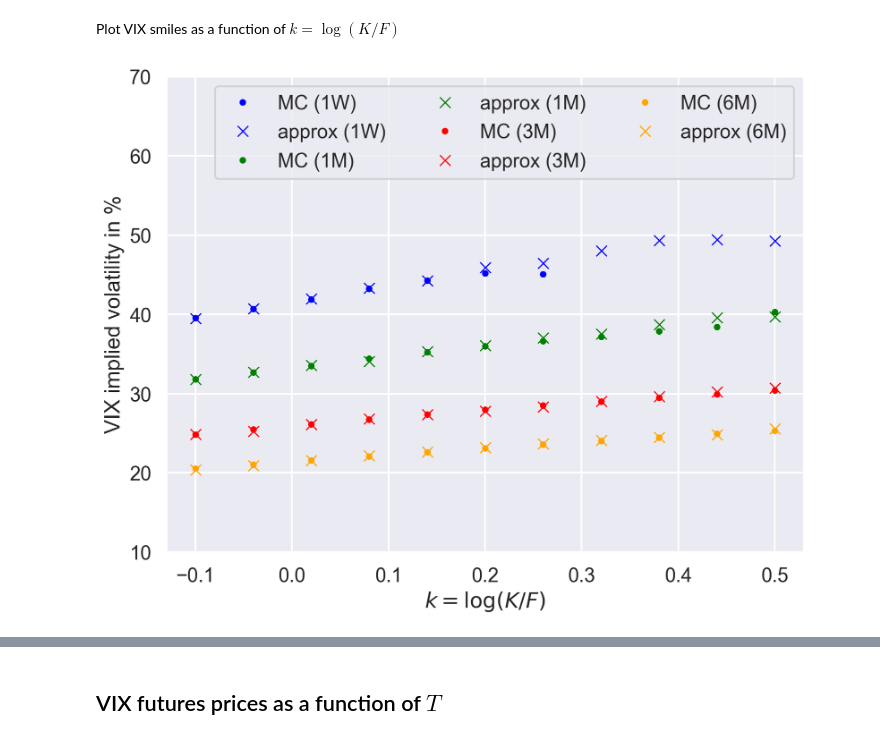
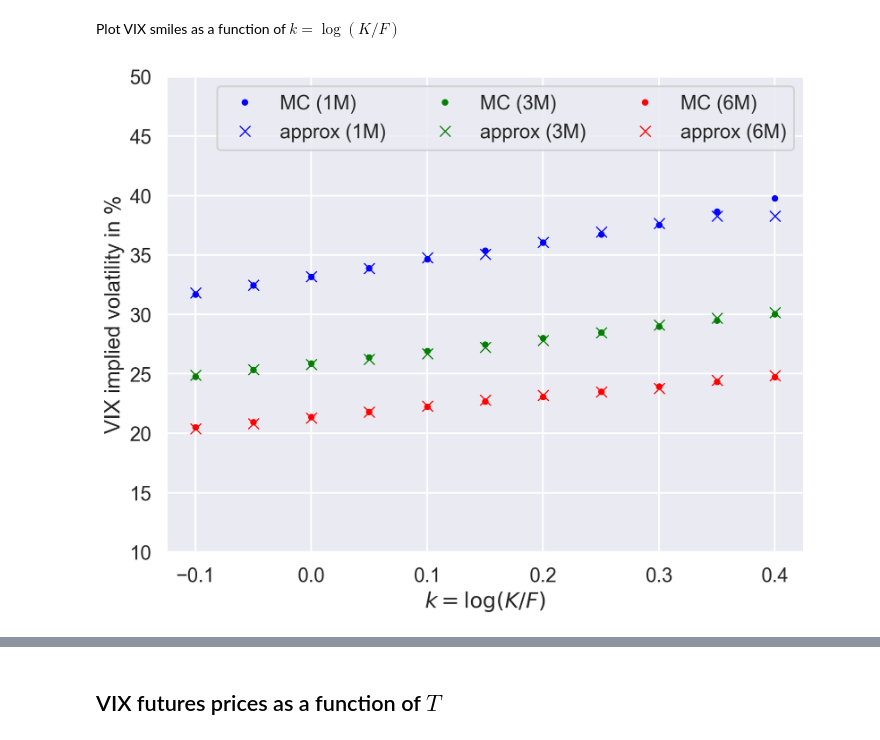
Before and after one commit to fbourgey/rough-bergomi, a Jupyter notebook: vix_weak_approx.ipynb, the cells around one changed output, grey strips where cells are left out. Saved outputs shown, nothing was run; the diff lists cells and outputs as text; code cells hidden in the pictures.

```diff
--- a/vix_weak_approx.ipynb
+++ b/vix_weak_approx.ipynb
@@ -97,7 +97,7 @@ Define simulation settings
 n_disc = 300
 n_mc = 2 * 10**5
 
-mats = {"1W": 7 / 365, "1M": 1.0 / 12.0, "3M": 3.0 / 12.0, "6M": 6.0 / 12.0}
+mats = {"1M": 1.0 / 12.0, "3M": 3.0 / 12.0, "6M": 6.0 / 12.0}
 # %% [markdown]
 # Simple case
 # %% [markdown]
@@ -374,9 +374,12 @@ params = {
     "eta": 1.0,
 }
 
+n_disc = 300
+n_mc = 3 * 10**5
+
 rbergomi = RoughBergomi(**params)
 
-ks = np.linspace(-0.1, 0.5, 11)
+ks = np.linspace(-0.1, 0.4, 11)
 lbd = 0.3
 eta_2 = 0.3
 # %%
@@ -396,27 +399,27 @@ impvol_vix_mixed_approx = {
 # %%
 fig, ax = plt.subplots(figsize=(1.2 * 8, 1.2 * 6))
 for i, month in enumerate(mats.keys()):
     ax.plot(
         ks,
         100 * impvol_vix_mixed[month],
         ".",
         color=COLORS[i],
         label=f"MC ({month})",
     )
     ax.plot(
         ks,
         100 * impvol_vix_mixed_approx[month],
         "x",
         color=COLORS[i],
         label=f"approx ({month})",
     )
 ax.set_xlabel(r"$k=\log(K/F)$")
 ax.set_ylabel("VIX implied volatility in %")
 ax.legend(ncol=3)
-ax.set_ylim(10, 70)
+ax.set_ylim(10, 50)
 plt.show()
 # %% [output]
-[figure, old version]
+[figure, new version]
 # %%
 # TODO: try to approximate zeroth-order proxy price
 # %%
```
Also changed, not shown: parts of 3 cells of this notebook, 1 other file.
